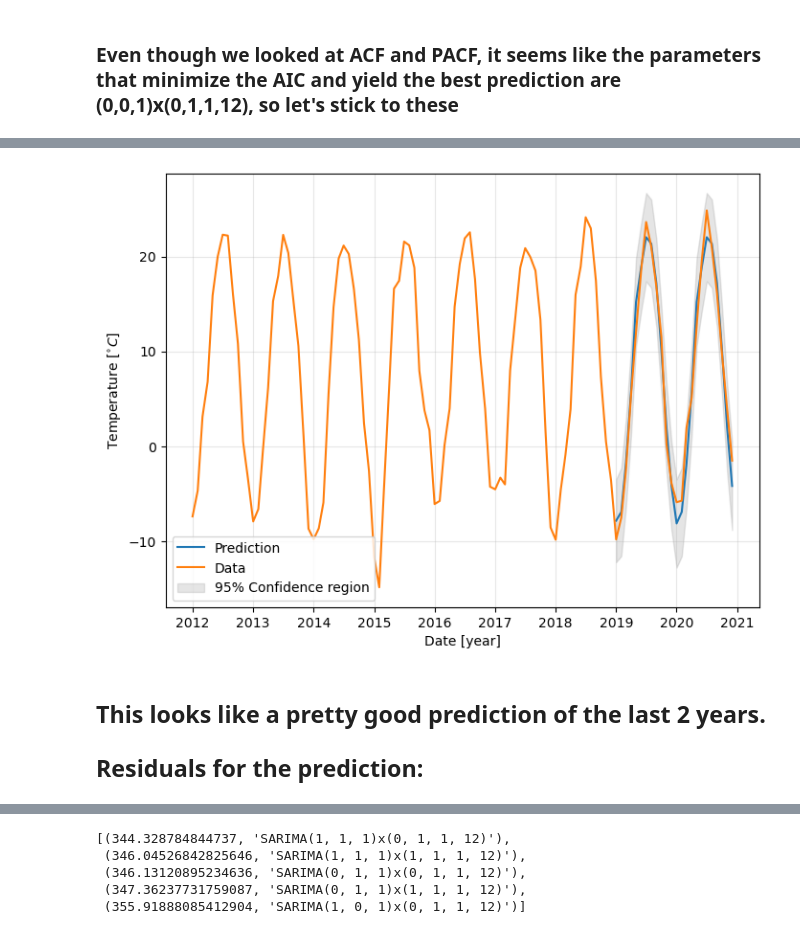
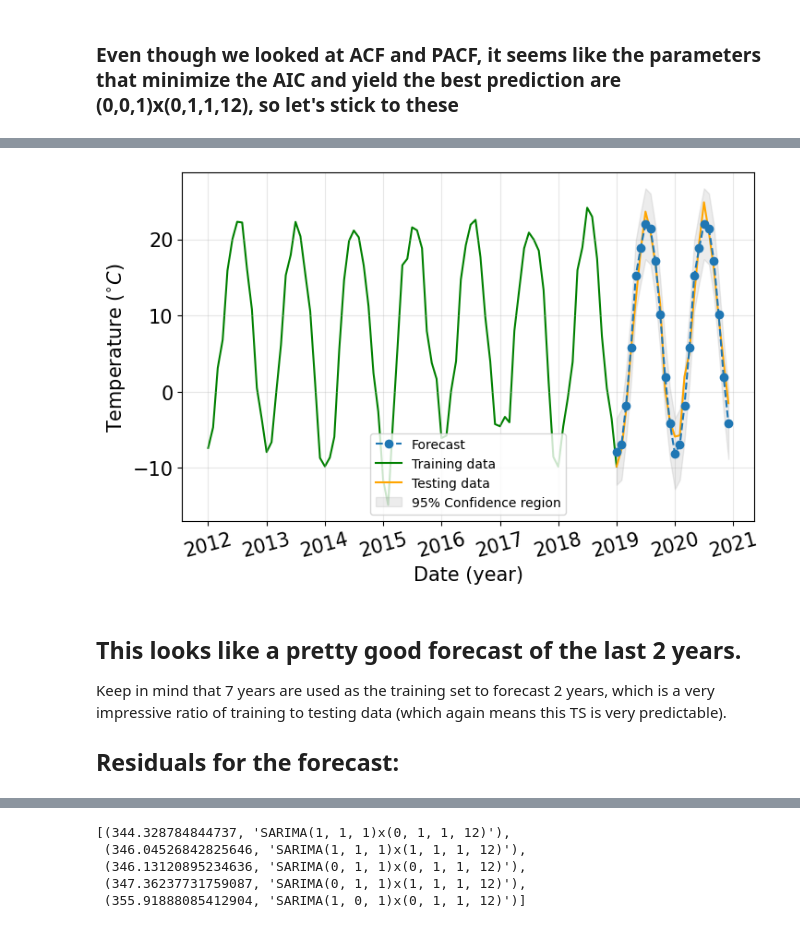
Before and after one commit to AlShap0/Time-series-forecasting-analysis, a Jupyter notebook: Time_Series_analysis_ARIMA_MCMC.ipynb, the cells around one changed output, grey strips where cells are left out. Saved outputs shown, nothing was run; the diff lists cells and outputs as text; code cells hidden in the pictures.

```diff
--- a/Time_Series_analysis_ARIMA_MCMC.ipynb
+++ b/Time_Series_analysis_ARIMA_MCMC.ipynb
@@ -73,0 +57,5 @@ fig.autofmt_xdate(rotation=40);
+# %%
+# Set label size to something a little bigger
+plt.rc('axes', labelsize=15)
+plt.rc('xtick', labelsize=15)
+plt.rc('ytick', labelsize=15)
@@ -208,19 +329,29 @@ Warnings:
 # %%
 df_weather.index = pd.to_datetime(df_weather.index)
 
-plt.figure(figsize=(8,6), dpi=100)
-plt.plot(weather_forecast_sarima, label='Prediction')
-plt.plot(df_weather, label='Data')
+plt.figure(figsize=(8,5), dpi=100)
+plt.plot(weather_forecast_sarima.index, weather_forecast_sarima, marker='o', linestyle='dashed', label='Forecast', zorder=3)
+
+# I defined training and testing datasets, but had issue plotting them for some reason, so I decided to just plot the whole df but segment it accordingly
+plt.plot(df_weather[:-2*12+1], label='Training data', color='green', zorder=1)
+plt.plot(df_weather[-2*12:], label='Testing data', color='orange', zorder=2)
+
 plt.fill_between(weather_conf_intervals.index, weather_conf_intervals['lower Mean Temp'],
-                 weather_conf_intervals['upper Mean Temp'], color='gray', alpha=0.2, label='95% Confidence region')
+                 weather_conf_intervals['upper Mean Temp'], color='gray', alpha=0.15, label='95% Confidence region')
 
 plt.legend()
 plt.grid(alpha=0.3)
-plt.xlabel('Date [year]')
-plt.ylabel('Temperature [$^{\circ} C$]');
+plt.xticks(rotation=15)
+plt.xlabel('Date (year)')
+plt.ylabel('Temperature ($^{\circ} C$)');
+
+plt.savefig('images/temperature_forecast_plot.jpeg', dpi=300, bbox_inches='tight')
 # %% [output]
-[figure, old version]
+[figure, new version]
-# %% [markdown]
-## This looks like a pretty good prediction of the last 2 years.
-## Residuals for the prediction:
+# %% [markdown]
+## This looks like a pretty good forecast of the last 2 years.
+
+Keep in mind that 7 years are used as the training set to forecast 2 years, which is a very impressive ratio of training to testing data (which again means this TS is very predictable).
+
+## Residuals for the forecast:
 # %%
```
Also changed, not shown: parts of 65 cells of this notebook, 2 other files.
